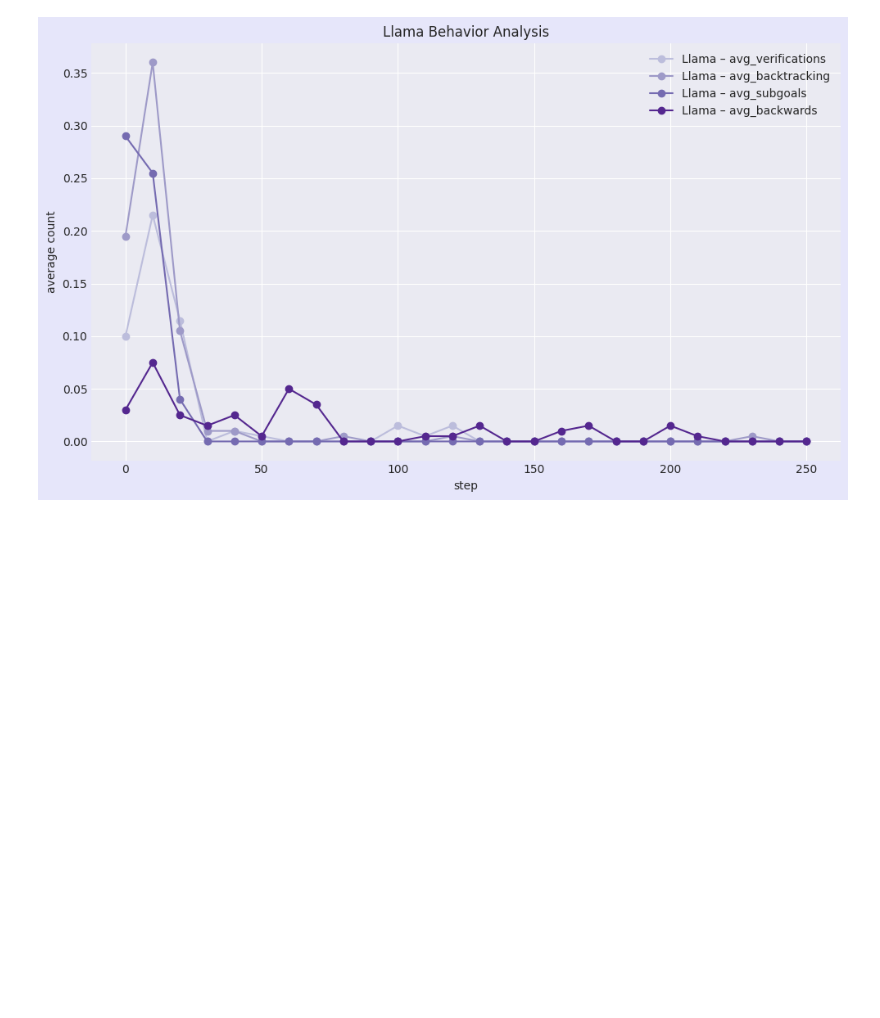
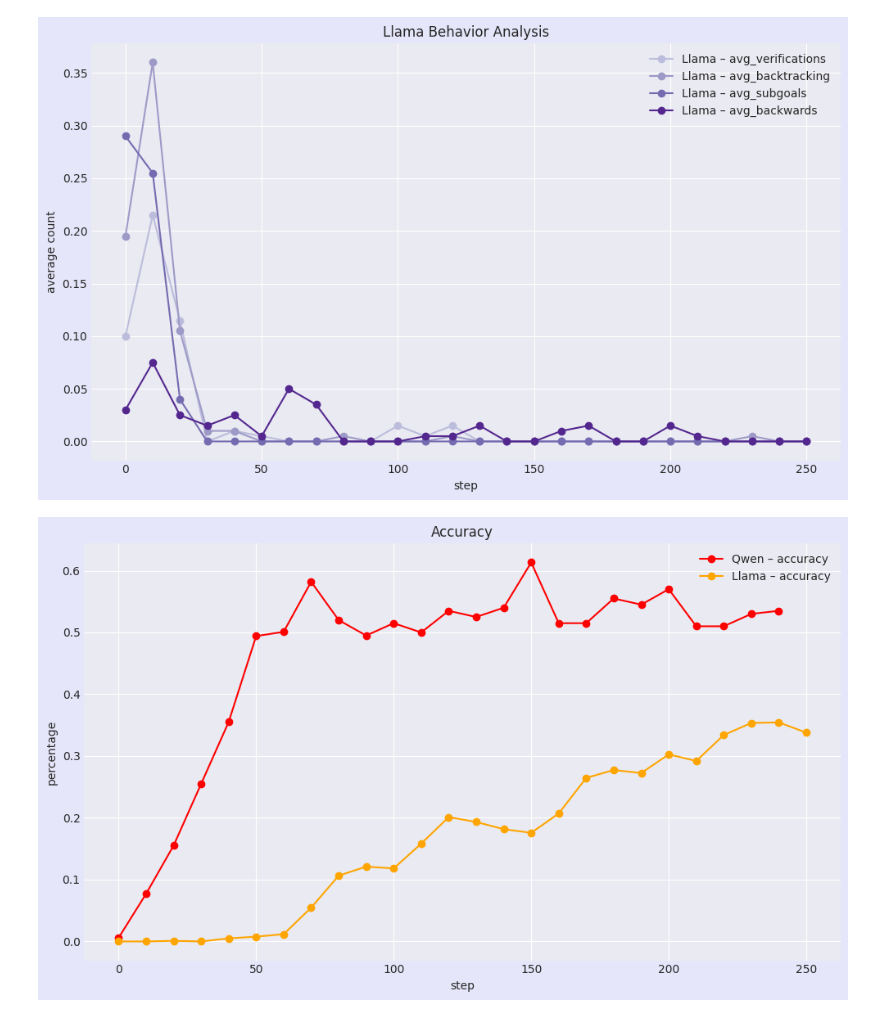
Before and after one commit to kanishkg/TinyZero, a Jupyter notebook: viz/create_visualizations.ipynb, the cells around one changed output. Saved outputs shown, nothing was run; the diff lists cells and outputs as text; code cells hidden in the pictures; blank space fills up the shorter version.

Commit message:
visualizations

```diff
--- a/viz/create_visualizations.ipynb
+++ b/viz/create_visualizations.ipynb
@@ -72,3 +72,34 @@ plt.tight_layout()
 plt.show()
 # %% [output]
 [figure]
+# %%
+fig, ax = plt.subplots(figsize=(10, 6))
+fig.patch.set_facecolor(light_purple_bg)
+
+statistics = ["accuracy"]
+
+for i, phenomenon in enumerate(statistics):
+    if phenomenon in df_qwen_base.columns:
+        ax.plot(
+            df_qwen_base["step"],
+            df_qwen_base[phenomenon],
+            marker="o",
+            label=f"Qwen – {phenomenon}",
+            color='red',
+        )
+    if phenomenon in df_llama_base.columns:
+        ax.plot(
+            df_llama_base["step"],
+            df_llama_base[phenomenon],
+            marker="o",
+            color='orange',
+            label=f"Llama – {phenomenon}",
+        )
+ax.set_title("Accuracy")
+ax.set_xlabel("step")
+ax.set_ylabel("percentage")
+ax.legend()
+plt.tight_layout()
+plt.show()
+# %% [output]
+[figure, added]
```
Also changed, not shown: parts of 1 cell of this notebook.
